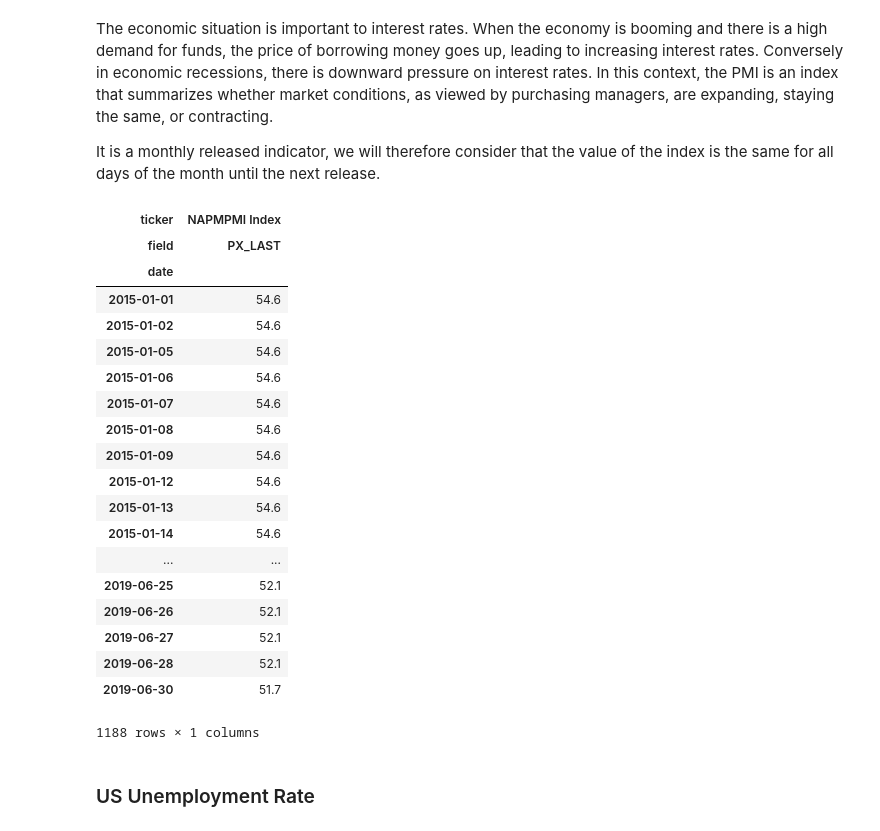
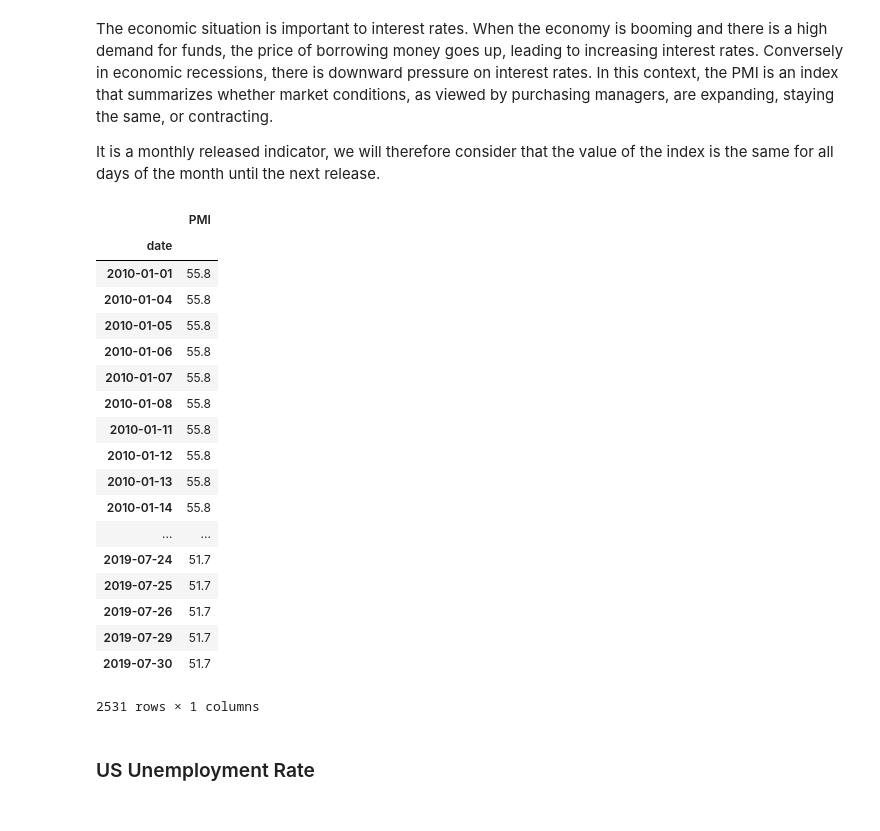
Before and after one commit to fkanoun/Finance-Fixed-Income, a Jupyter notebook: MACROS-collection.ipynb, the cells around one changed output. Cells and saved outputs as stored; diff of their text form; code cells hidden in the pictures.

```diff
--- a/MACROS-collection.ipynb
+++ b/MACROS-collection.ipynb
@@ -14,12 +12,8 @@ con.start()
 # %% [markdown]
 ### Dates Range
 # %%
-START_DATE = '20150101'
-END_DATE = '20190630'
-
-dates = pd.date_range(start=START_DATE,end=END_DATE)
-intermediate_dates = [elem.strftime("%Y%m%d") for elem in dates]
-#small_intermediate_dates = [elem.strftime("%Y%m%d") for elem in pd.date_range(start='20190101',end=END_DATE)]
+intermediate_dates = get_date_range(START_DATE,TODAY_DATE)
+#small_intermediate_dates = [elem.strftime("%Y%m%d") for elem in pd.date_range(start='20190101',end=TODAY_DATE)]
 #intermediate_dates = intermediate_dates[::-1]
 print('Number of days studied :',len(intermediate_dates))
 # %% [output]
@@ -34,32 +28,30 @@ In this context, the PMI is an index that summarizes whether market conditions,
 
 It is a monthly released indicator, we will therefore consider that the value of the index is the same for all days of the month until the next release.
 # %%
-PMI_df = con.bdh('NAPMPMI Index','PX_LAST',START_DATE,END_DATE,elms=[('nonTradingDayFillOption','NON_TRADING_WEEKDAYS')])
-PMI_df = PMI_df[2:].set_index('ticker')
+PMI_df = con.bdh('NAPMPMI Index','PX_LAST',START_DATE,TODAY_DATE,elms=[('nonTradingDayFillOption','NON_TRADING_WEEKDAYS')])
 PMI_df.columns=['PMI']
 PMI_df.to_csv('PMI.csv')
 PMI_df
 # %% [output]
-| ticker | NAPMPMI Index |
-| field | PX_LAST |
+|  | PMI |
 | date |  |
-| 2015-01-01 | 54.6 |
-| 2015-01-02 | 54.6 |
-| 2015-01-05 | 54.6 |
-| 2015-01-06 | 54.6 |
-| 2015-01-07 | 54.6 |
-| 2015-01-08 | 54.6 |
-| 2015-01-09 | 54.6 |
-| 2015-01-12 | 54.6 |
-| 2015-01-13 | 54.6 |
-| 2015-01-14 | 54.6 |
+| 2010-01-01 | 55.8 |
+| 2010-01-04 | 55.8 |
+| 2010-01-05 | 55.8 |
+| 2010-01-06 | 55.8 |
+| 2010-01-07 | 55.8 |
+| 2010-01-08 | 55.8 |
+| 2010-01-11 | 55.8 |
+| 2010-01-12 | 55.8 |
+| 2010-01-13 | 55.8 |
+| 2010-01-14 | 55.8 |
 | ... | ... |
-| 2019-06-25 | 52.1 |
-| 2019-06-26 | 52.1 |
-| 2019-06-27 | 52.1 |
-| 2019-06-28 | 52.1 |
-| 2019-06-30 | 51.7 |
+| 2019-07-24 | 51.7 |
+| 2019-07-25 | 51.7 |
+| 2019-07-26 | 51.7 |
+| 2019-07-29 | 51.7 |
+| 2019-07-30 | 51.7 |
-1188 rows × 1 columns
+2531 rows × 1 columns
 # %% [markdown]
 ### US Unemployment Rate
 # %% [markdown]
```
Also changed, not shown: parts of 10 cells of this notebook, 41 other files.
